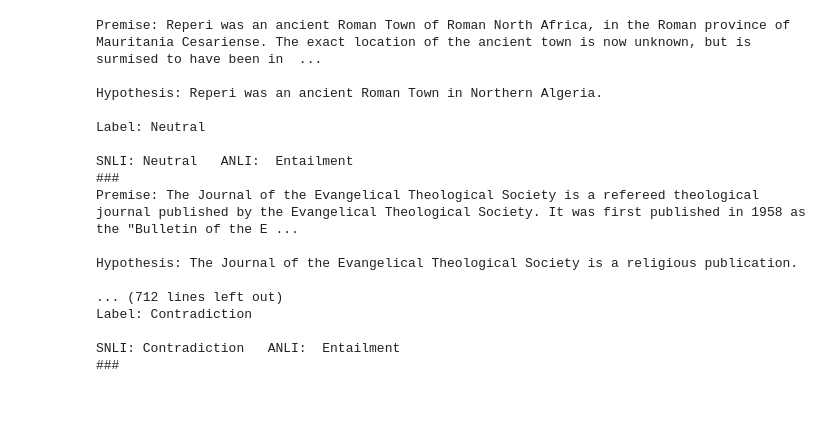
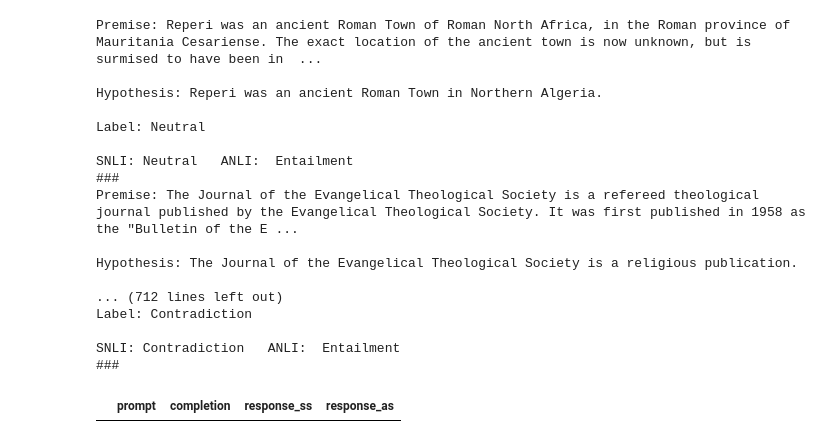
Before and after one commit to mingiryu/fp-dataset-artifacts, a Jupyter notebook: notebooks/examples - anli.ipynb, the cells around one changed output. Drawn from its saved outputs; the diff is of its cells as text; code cells hidden in the pictures; blank space fills up the shorter version.

```diff
--- a/notebooks/examples - anli.ipynb
+++ b/notebooks/examples - anli.ipynb
@@ -186,3 +214,9 @@ Label: Contradiction
 
 SNLI: Contradiction   ANLI:  Entailment
 ###
+# %%
+ss_as = ss.merge(as_, on=['prompt', 'completion'], suffixes=('_ss', '_as')).dropna()
+ss_as = ss_as[ss_as.prompt.str.split('Hypothesis:').map(lambda x: x[1]).str.contains('animal')]
+ss_as
+# %% [output]
+|  | prompt | completion | response_ss | response_as |
```
Also changed, not shown: parts of 4 cells of this notebook, 3 other files.
